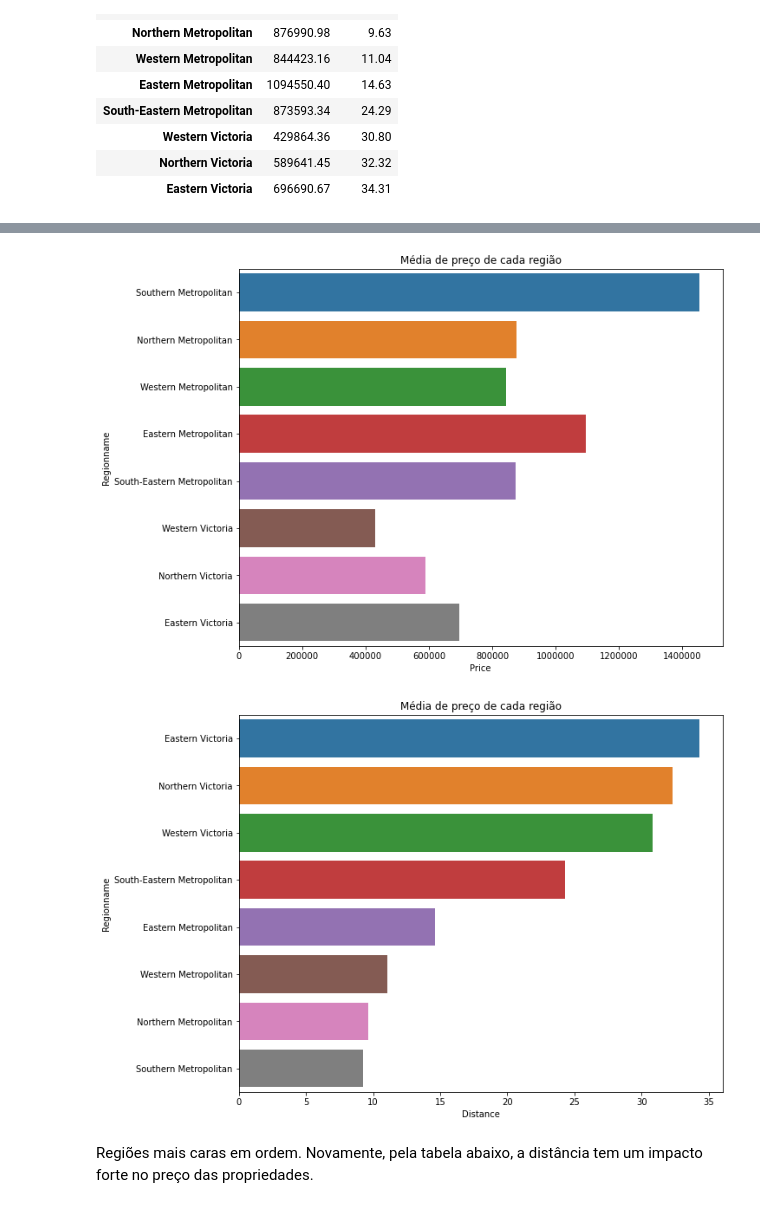
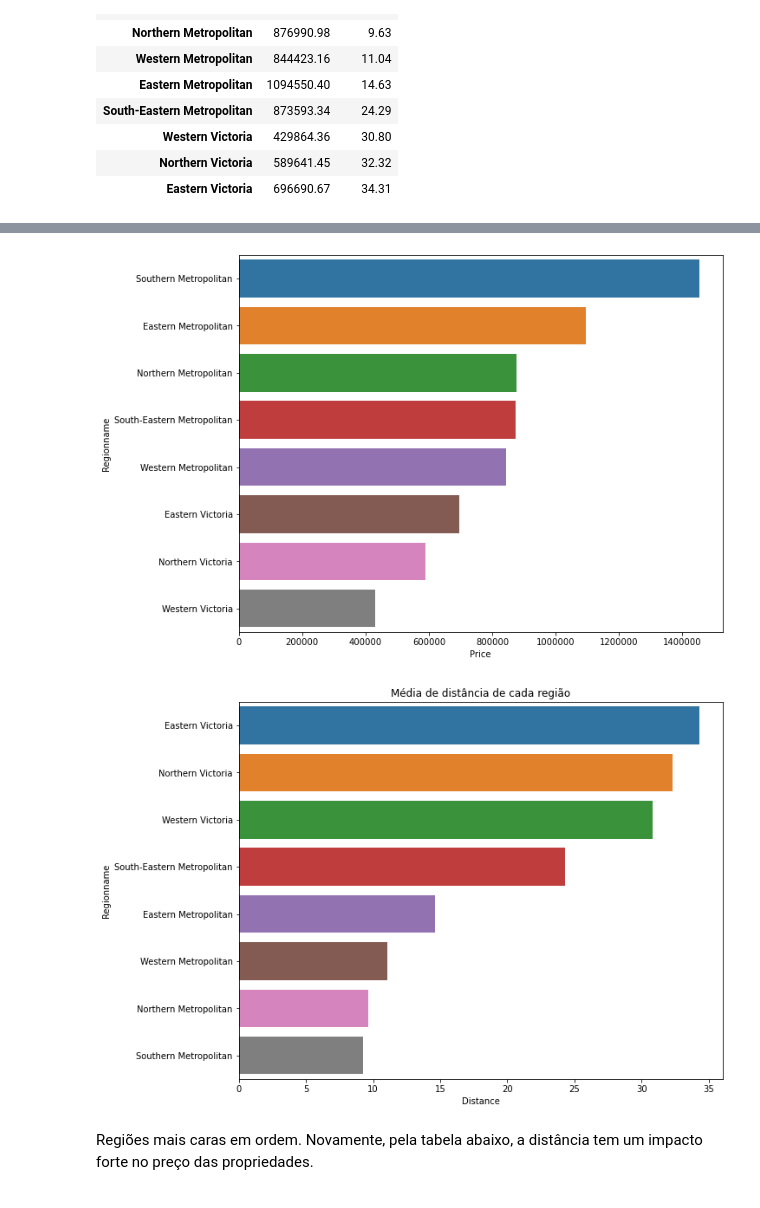
Before and after one commit to taryll/EDA_melbourne_house_price, a Jupyter notebook: src/notebook/Analise_dados.ipynb, the cells around one changed output, grey strips where cells are left out. Saved outputs shown, nothing was run; the diff lists cells and outputs as text; code cells hidden in the pictures.

```diff
--- a/src/notebook/Analise_dados.ipynb
+++ b/src/notebook/Analise_dados.ipynb
@@ -134,3 +153,7 @@ region_mean_sort
 | Western Victoria | 429864.36 | 30.80 |
 | Northern Victoria | 589641.45 | 32.32 |
 | Eastern Victoria | 696690.67 | 34.31 |
+# %%
+region_mean = df_eda.loc[:, ['Regionname', 'Price']].groupby(['Regionname']).mean()
+region_mean_sort = region_mean.sort_values(by = 'Price', ascending = False)
+region_mean_sort
@@ -137,11 +171,11 @@ region_mean_sort
 # %%
 plt.figure(figsize = (10, 8))
 sns.barplot(x = 'Price', y = 'Regionname', data = region_mean_sort.reset_index())
 plt.ticklabel_format(style = 'plain', axis = 'x')
-plt.title(label = 'Média de preço de cada região ordenado pela distância')
+# plt.title(label = 'Média de preço de cada região ordenado pela distância')
 plt.show()
 # %% [output]
-[figure, old version]
+[figure, new version]
 # %%
 region_mean_dist = df_eda.loc[:, ['Regionname', 'Distance']].groupby(['Regionname']).mean()
 region_mean_dist_sort = region_mean_dist.sort_values(by = 'Distance', ascending = False)
@@ -149,10 +183,10 @@ region_mean_dist_sort = region_mean_dist.sort_values(by = 'Distance', ascending
 plt.figure(figsize = (10, 8))
 sns.barplot(x = 'Distance', y = 'Regionname', data = region_mean_dist_sort.reset_index())
 plt.ticklabel_format(style = 'plain', axis = 'x')
-plt.title(label = 'Média de preço de cada região')
+plt.title(label = 'Média de distância de cada região')
 plt.show()
 # %% [output]
-[figure, old version]
+[figure, new version]
 # %% [markdown]
 Regiões mais caras em ordem. Novamente, pela tabela abaixo, a distância tem um impacto forte no preço das propriedades.
 # %%
```
Also changed, not shown: parts of 13 cells of this notebook, 1 other file.
